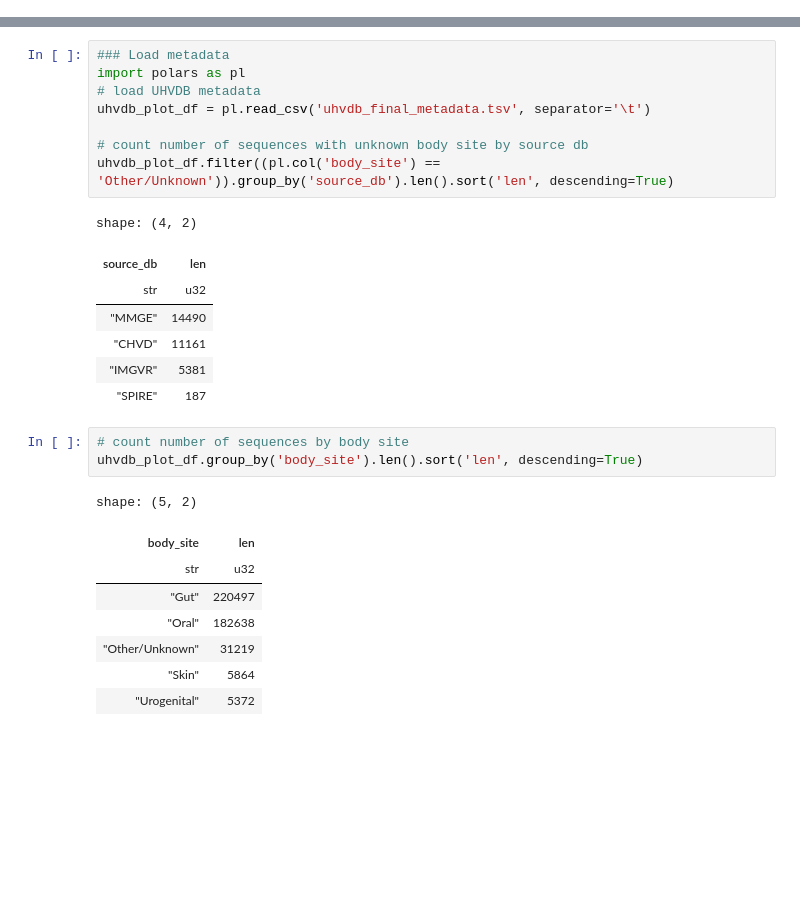
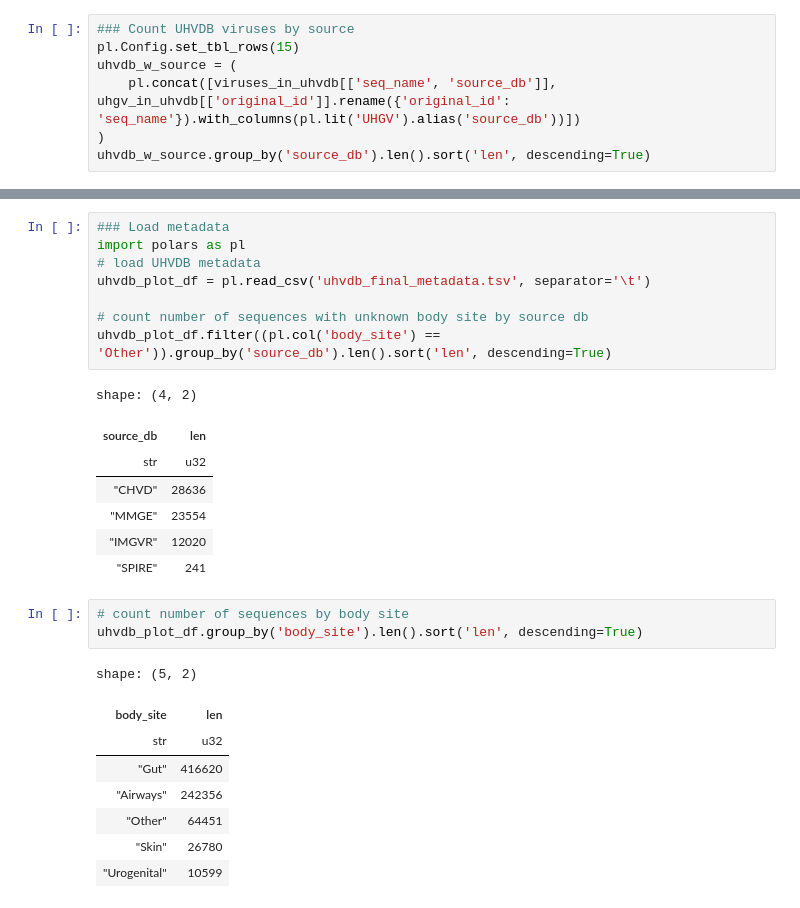
Before and after one commit to UHVDB/uhvdb-manuscript, a Jupyter notebook: figure_1/figure_1c.ipynb, the cells around one changed output, grey strips where cells are left out. Cells and saved outputs as stored; diff of their text form; blank space fills up the shorter version.

```diff
--- a/figure_1/figure_1c.ipynb
+++ b/figure_1/figure_1c.ipynb
@@ -55,0 +82,7 @@ shape: (13, 2)
+# %%
+### Count UHVDB viruses by source
+pl.Config.set_tbl_rows(15)
+uhvdb_w_source = (
+    pl.concat([viruses_in_uhvdb[['seq_name', 'source_db']], uhgv_in_uhvdb[['original_id']].rename({'original_id': 'seq_name'}).with_columns(pl.lit('UHGV').alias('source_db'))])
+)
+uhvdb_w_source.group_by('source_db').len().sort('len', descending=True)
@@ -551,19 +560,19 @@ Number of urogenital samples: 8174
 # %%
 ### Load metadata
 import polars as pl
 # load UHVDB metadata
 uhvdb_plot_df = pl.read_csv('uhvdb_final_metadata.tsv', separator='\t')
 
 # count number of sequences with unknown body site by source db
-uhvdb_plot_df.filter((pl.col('body_site') == 'Other/Unknown')).group_by('source_db').len().sort('len', descending=True)
+uhvdb_plot_df.filter((pl.col('body_site') == 'Other')).group_by('source_db').len().sort('len', descending=True)
 # %% [output]
 shape: (4, 2)
 | source_db | len |
 | str | u32 |
-| "MMGE" | 14490 |
-| "CHVD" | 11161 |
-| "IMGVR" | 5381 |
-| "SPIRE" | 187 |
+| "CHVD" | 28636 |
+| "MMGE" | 23554 |
+| "IMGVR" | 12020 |
+| "SPIRE" | 241 |
 # %%
 # count number of sequences by body site
 uhvdb_plot_df.group_by('body_site').len().sort('len', descending=True)
@@ -571,8 +580,8 @@ uhvdb_plot_df.group_by('body_site').len().sort('len', descending=True)
 shape: (5, 2)
 | body_site | len |
 | str | u32 |
-| "Gut" | 220497 |
-| "Oral" | 182638 |
-| "Other/Unknown" | 31219 |
-| "Skin" | 5864 |
-| "Urogenital" | 5372 |
+| "Gut" | 416620 |
+| "Airways" | 242356 |
+| "Other" | 64451 |
+| "Skin" | 26780 |
+| "Urogenital" | 10599 |
```
Also changed, not shown: parts of 30 cells of this notebook, 1 other file.
